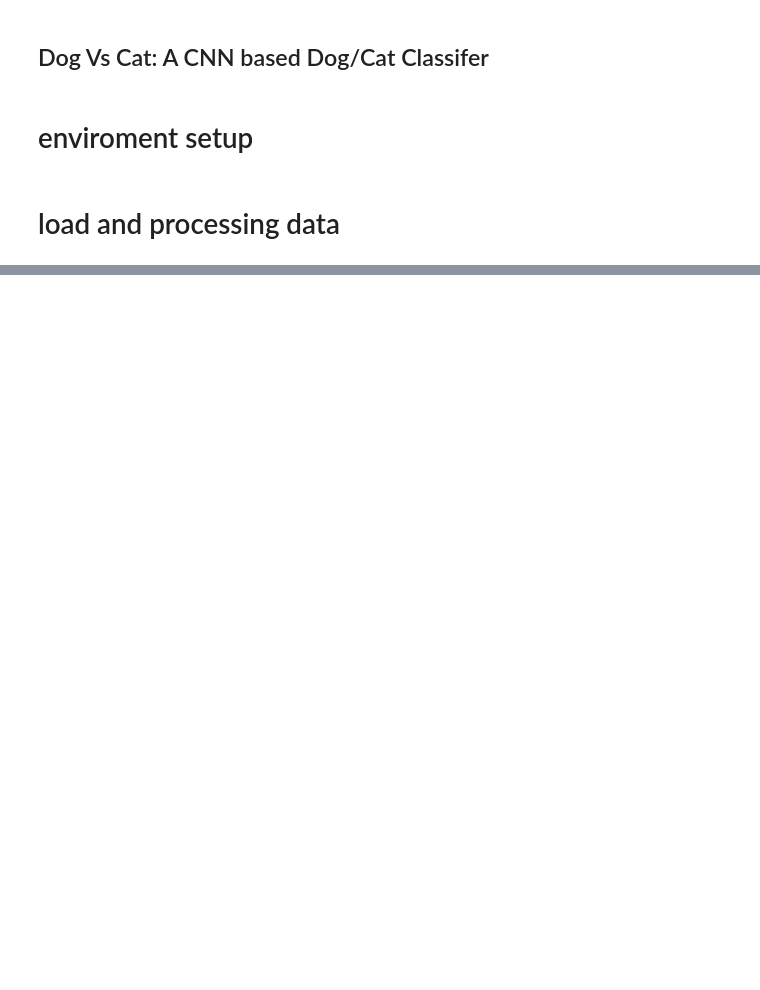
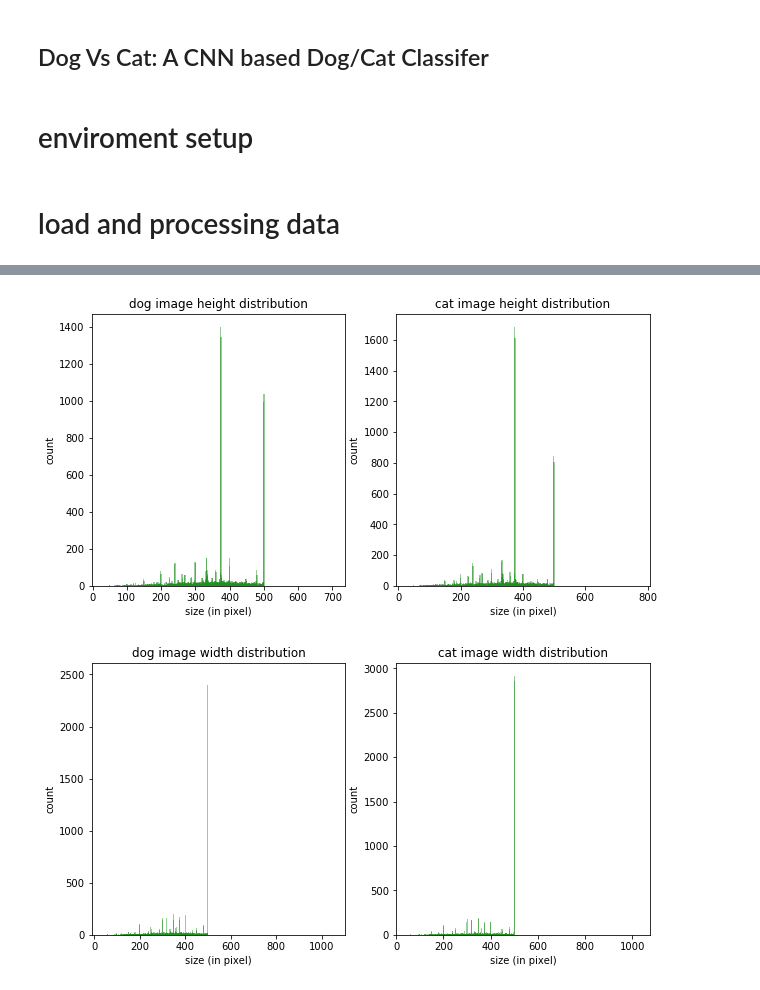
Before and after one commit to zwh42/DogVsCat, a Jupyter notebook: DogVsCatFlowSetup.ipynb, the cells around one changed output, grey strips where cells are left out. Cells and saved outputs as stored; diff of their text form; code cells hidden in the pictures; blank space fills up the shorter version.

Commit message:
working on data visulation 2

```diff
--- a/DogVsCatFlowSetup.ipynb
+++ b/DogVsCatFlowSetup.ipynb
@@ -36,15 +36,18 @@ def raw_data_analysis(data):
     for key in data.keys():
         print("processing: " + key)
         image_size_counter[key] = {}
-        image_size_counter[key][dimension_shape[0]] = Counter()
-        image_size_counter[key][dimension_shape[1]] = Counter()
-        for img_path in data[key]:
-            img = cv2.imread(img_path)
-            image_size_counter[key][dimension_shape[0]][img.shape[0]] += 1
-            image_size_counter[key][dimension_shape[0]][img.shape[1]] += 1
+        for i in range(len(dimension_shape)):
+            print(dimension_shape[i])
+            image_size_counter[key][dimension_shape[i]] = Counter()
+            for img_path in data[key]:
+                img = cv2.imread(img_path)
+                image_size_counter[key][dimension_shape[i]][img.shape[i]] += 1
+                #image_size_counter[key][dimension_shape[0]][img.shape[1]] += 1
 
-        for dim in dimension_shape:
-            print("most common " + key + " image " + dim + ": " , image_size_counter[key][dim].most_common(10))
+            print("most common " + key + " image " + dimension_shape[i] + ": " , image_size_counter[key][dimension_shape[i]].most_common(10))
+
+        #for dim in dimension_shape:
+        #    print("most common " + key + " image " + dim + ": " , image_size_counter[key][dim].most_common(10))
         #print("most common " + key + " image width: ", image_size_counter[key]["width"].most_common(10))
         #print("most common " + key + " image height: ", image_size_counter[key]["height"].most_common(10))
 
@@ -113,0 +76,26 @@ max key 768 min key 32
+# %%
+#data_label_list = list(temp_counter_dict.keys())
+#dimension_list = list(temp_counter_dict[data_label_list[0]].keys())
+
+
+def visualize_image_size_distribution(counter_dict):
+    data_label_list = list(counter_dict.keys())
+    dimension_list =   list(counter_dict[data_label_list[0]].keys())
+    for dimension in dimension_list:
+        f, ax = plt.subplots(1, 2)
+        for i in range(len(data_label_list)):
+            x = sorted(counter_dict[data_label_list[i]][dimension].keys())
+            y = [counter_dict[data_label_list[i]][dimension][j] for j in x]
+            ax[i].bar(x, y, width = 4, align='center', color= "green", alpha=0.4)
+            ax[i].set_title(data_label_list[i] + " image " + dimension + " distribution")
+            ax[i].set_xlabel("size (in pixel)")
+            ax[i].set_ylabel("count")
+        plt.show()
+
+
+
+
+visualize_image_size_distribution(temp_counter_dict)
+# %% [output]
+[figure, added]
+[figure, added]
```
Also changed, not shown: parts of 2 cells of this notebook.
